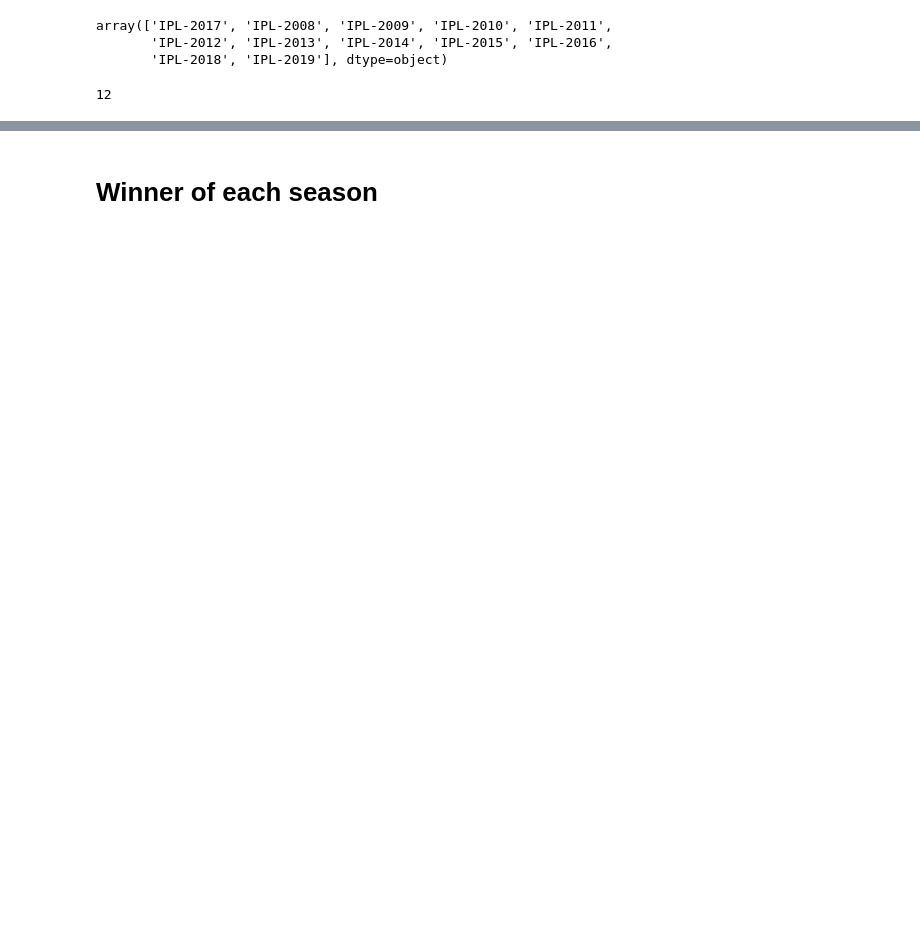
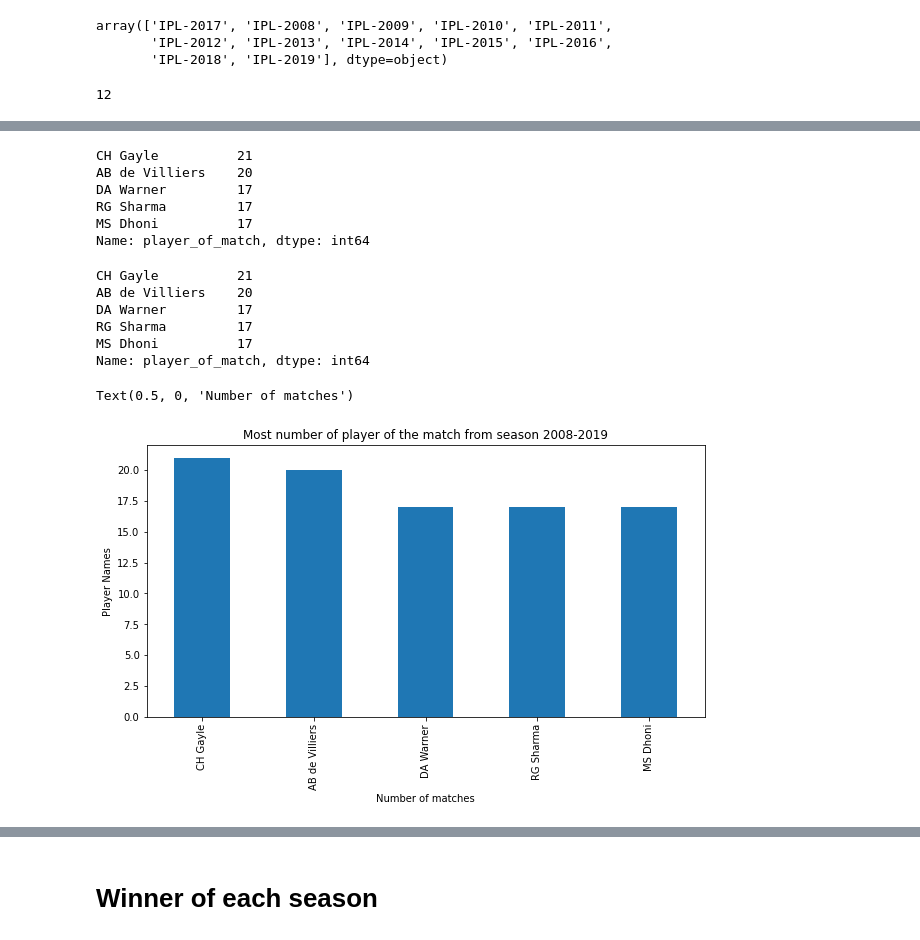
Before and after one commit to Rishabh1928/IPL-T20-Cricket-Analysis, a Jupyter notebook: Rishabh_Kesarwani_24_02_2021_[ABTN0104]_IPL_T20_Cricket_Analysis_Capstone_Project.ipynb, the cells around one changed output, grey strips where cells are left out. Saved outputs shown, nothing was run; the diff lists cells and outputs as text; code cells hidden in the pictures; blank space fills up the shorter version.

```diff
--- a/Rishabh_Kesarwani_24_02_2021_[ABTN0104]_IPL_T20_Cricket_Analysis_Capstone_Project.ipynb
+++ b/Rishabh_Kesarwani_24_02_2021_[ABTN0104]_IPL_T20_Cricket_Analysis_Capstone_Project.ipynb
@@ -100,0 +146,33 @@ matches_df["Season"].nunique()  # can use len() also
+# %%
+matches_df["player_of_match"].value_counts().head() # as head will give by default top 5 observations
+# %% [output]
+CH Gayle          21
+AB de Villiers    20
+DA Warner         17
+RG Sharma         17
+MS Dhoni          17
+Name: player_of_match, dtype: int64
+# %%
+# Alternate way
+
+top_five_player_of_match = matches_df["player_of_match"].value_counts()[0:5]
+top_five_player_of_match
+# %% [output]
+CH Gayle          21
+AB de Villiers    20
+DA Warner         17
+RG Sharma         17
+MS Dhoni          17
+Name: player_of_match, dtype: int64
+# %%
+# Visualizing this using bar plot
+
+plt.rcParams['figure.figsize'] = (10, 5)
+
+top_five_player_of_match.plot(kind = "bar")
+plt.title("Most number of player of the match from season 2008-2019")
+plt.ylabel("Player Names")
+plt.xlabel("Number of matches")
+# %% [output]
+Text(0.5, 0, 'Number of matches')
+[figure, added]
```
Also changed, not shown: parts of 32 cells of this notebook.
